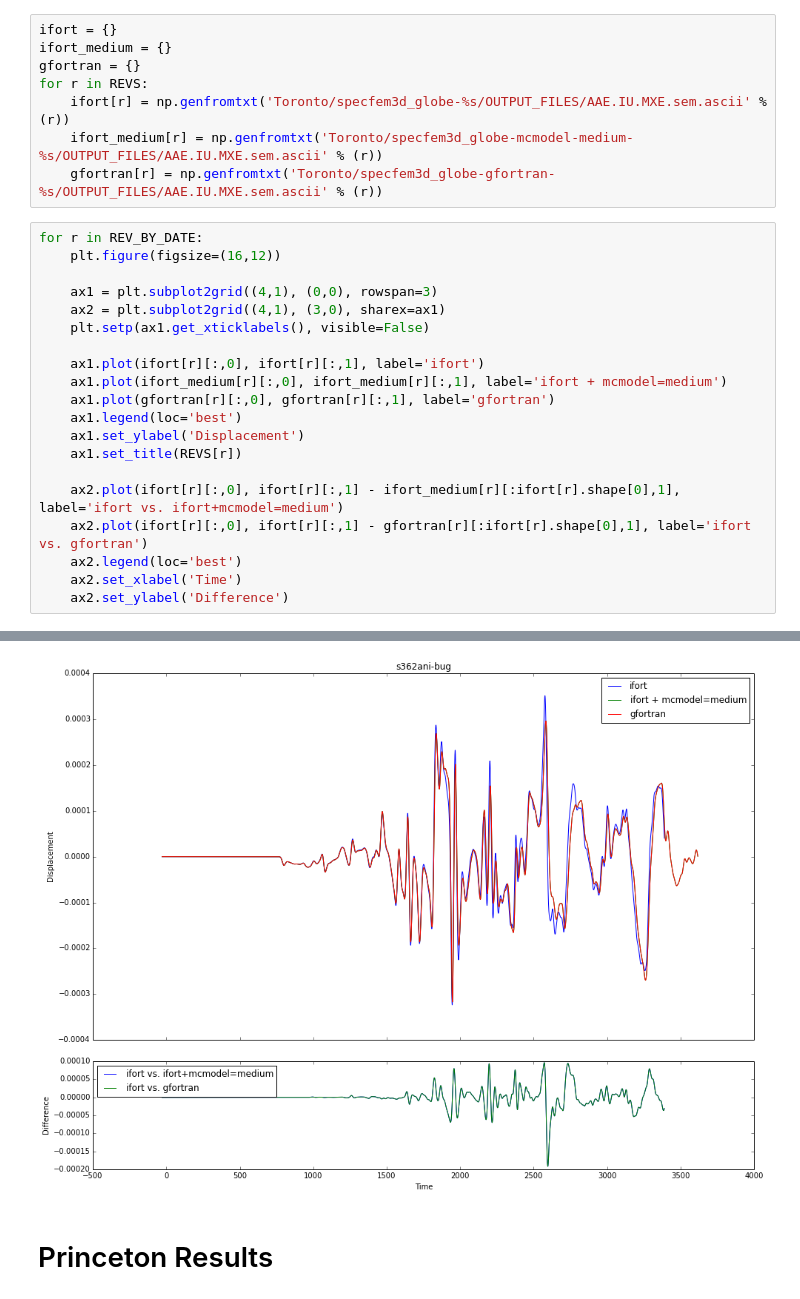
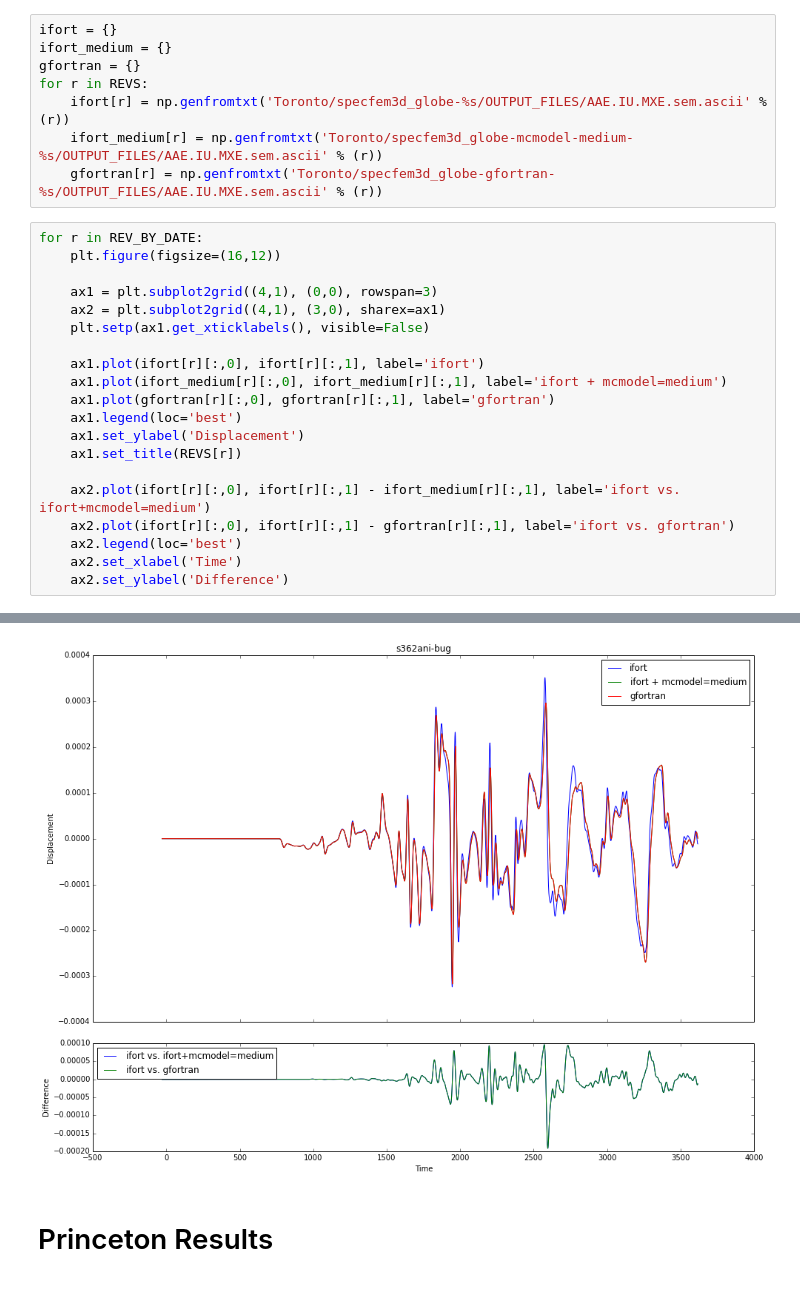
Before and after one commit to QuLogic/s362ani-bug-analysis, a Jupyter notebook: Analysis.ipynb, the cells around one changed output, grey strips where cells are left out. Saved outputs shown, nothing was run; the diff lists cells and outputs as text.

```diff
--- a/Analysis.ipynb
+++ b/Analysis.ipynb
@@ -45,28 +45,28 @@ for r in REVS:
 # %%
 for r in REV_BY_DATE:
     plt.figure(figsize=(16,12))
 
     ax1 = plt.subplot2grid((4,1), (0,0), rowspan=3)
     ax2 = plt.subplot2grid((4,1), (3,0), sharex=ax1)
     plt.setp(ax1.get_xticklabels(), visible=False)
 
     ax1.plot(ifort[r][:,0], ifort[r][:,1], label='ifort')
     ax1.plot(ifort_medium[r][:,0], ifort_medium[r][:,1], label='ifort + mcmodel=medium')
     ax1.plot(gfortran[r][:,0], gfortran[r][:,1], label='gfortran')
     ax1.legend(loc='best')
     ax1.set_ylabel('Displacement')
     ax1.set_title(REVS[r])
 
-    ax2.plot(ifort[r][:,0], ifort[r][:,1] - ifort_medium[r][:ifort[r].shape[0],1], label='ifort vs. ifort+mcmodel=medium')
-    ax2.plot(ifort[r][:,0], ifort[r][:,1] - gfortran[r][:ifort[r].shape[0],1], label='ifort vs. gfortran')
+    ax2.plot(ifort[r][:,0], ifort[r][:,1] - ifort_medium[r][:,1], label='ifort vs. ifort+mcmodel=medium')
+    ax2.plot(ifort[r][:,0], ifort[r][:,1] - gfortran[r][:,1], label='ifort vs. gfortran')
     ax2.legend(loc='best')
     ax2.set_xlabel('Time')
     ax2.set_ylabel('Difference')
 # %% [output]
 [figure]
 [figure]
 [figure]
-[figure, old version]
+[figure, new version]
 # %% [markdown]
 # Princeton Results
 # %%
```
Also changed, not shown: parts of 3 cells of this notebook, 3 other files.
